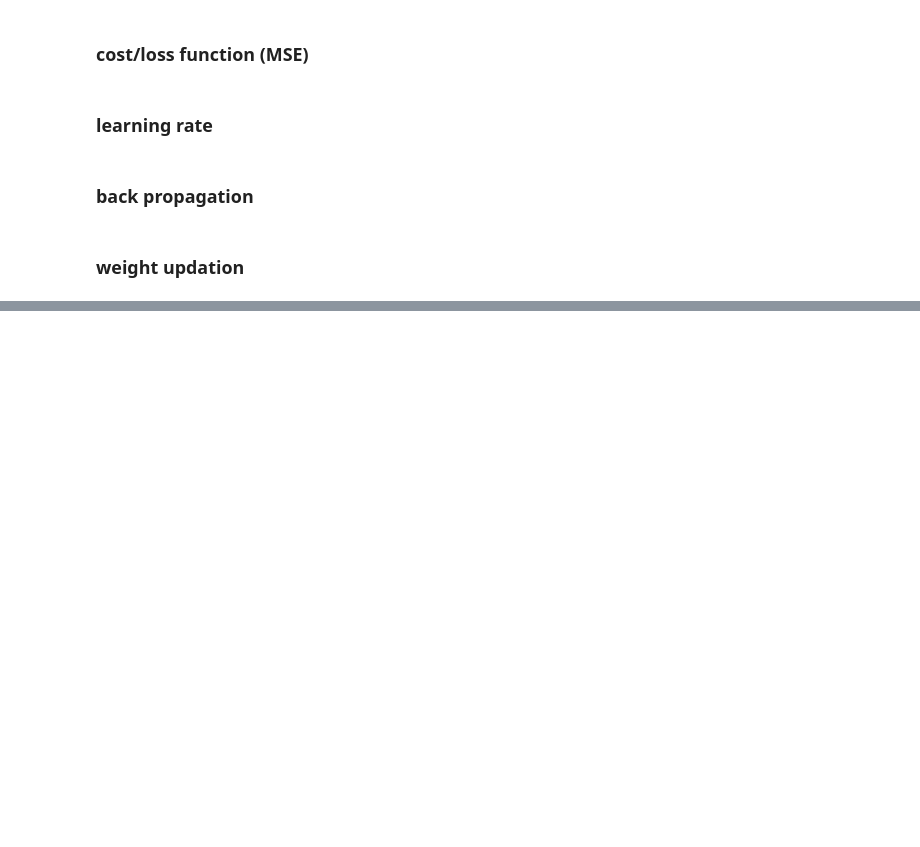
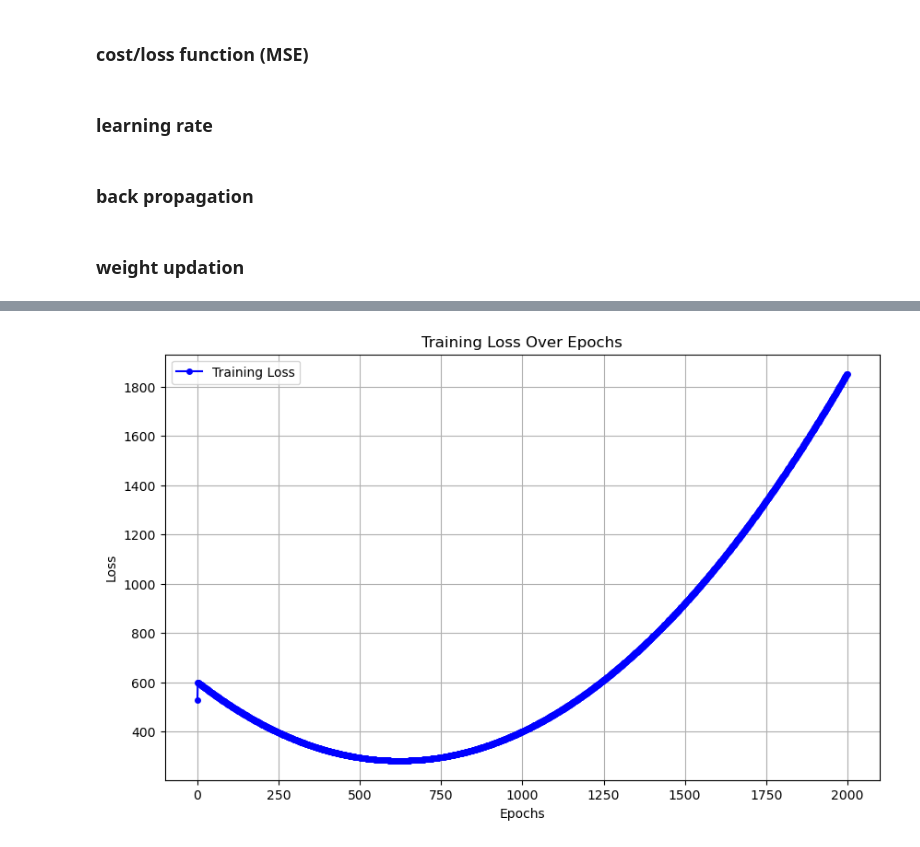
Before and after one commit to Gopi-Pitchai/Deep-Learning, a Jupyter notebook: Gradient_Descent_variants.ipynb, the cells around one changed output, grey strips where cells are left out. Cells and saved outputs as stored; diff of their text form; code cells hidden in the pictures; blank space fills up the shorter version.

```diff
--- a/Gradient_Descent_variants.ipynb
+++ b/Gradient_Descent_variants.ipynb
@@ -50,6 +57,5 @@ sp_z = (sympy_vars[-1] - (sp_yhat)) ** 2
-# %%
-part_der = []
-for idx, vrb in enumerate(sympy_vars):
-    part_der.append(sp.lambdify((sympy_vars), sp.diff(sp_z, sympy_vars[idx]), 'sympy'))
 # %% [markdown]
 ### weight updation
+# %%
+df = pd.DataFrame(x_pad_wt_bias, columns='x0, x1, x2'.split(", "))
+df['y'] = y.flatten()
@@ -55,0 +64,21 @@ for idx, vrb in enumerate(sympy_vars):
+# %%
+epoch = 2000
+y_hat_lst = []
+loss_lst = []
+weight_lst = []
+
+for i in range(epoch):
+    y_hat = pred(x_pad_wt_bias, w)
+    y_hat_lst.append(y_hat)
+    loss_calc = loss(y, y_hat)
+    print(loss_calc)
+    loss_lst.append(loss_calc)
+
+    avg_error_prtl_drv_lst = []
+    for drv in part_der:
+        avg_error_prtl_drv = df.apply(lambda x_var: drv(*x_var), axis=1).mean()
+        avg_error_prtl_drv_lst.append(avg_error_prtl_drv)
+
+    w = w.flatten() - lr * np.array(avg_error_prtl_drv_lst)
+    weight_lst.append(w)
+    # break
@@ -55,0 +103,19 @@ for idx, vrb in enumerate(sympy_vars):
+# %%
+import matplotlib.pyplot as plt
+import numpy as np
+
+# Plotting the loss
+plt.figure(figsize=(10, 6))
+plt.plot(range(epoch), loss_lst, label='Training Loss', color='b', marker='o', linestyle='-', markersize=4)
+
+# Adding titles and labels
+plt.title('Training Loss Over Epochs')
+plt.xlabel('Epochs')
+plt.ylabel('Loss')
+plt.legend()
+
+# Display the plot
+plt.grid(True)
+plt.show()
+# %% [output]
+[figure, added]
```
Also changed, not shown: parts of 10 cells of this notebook.
